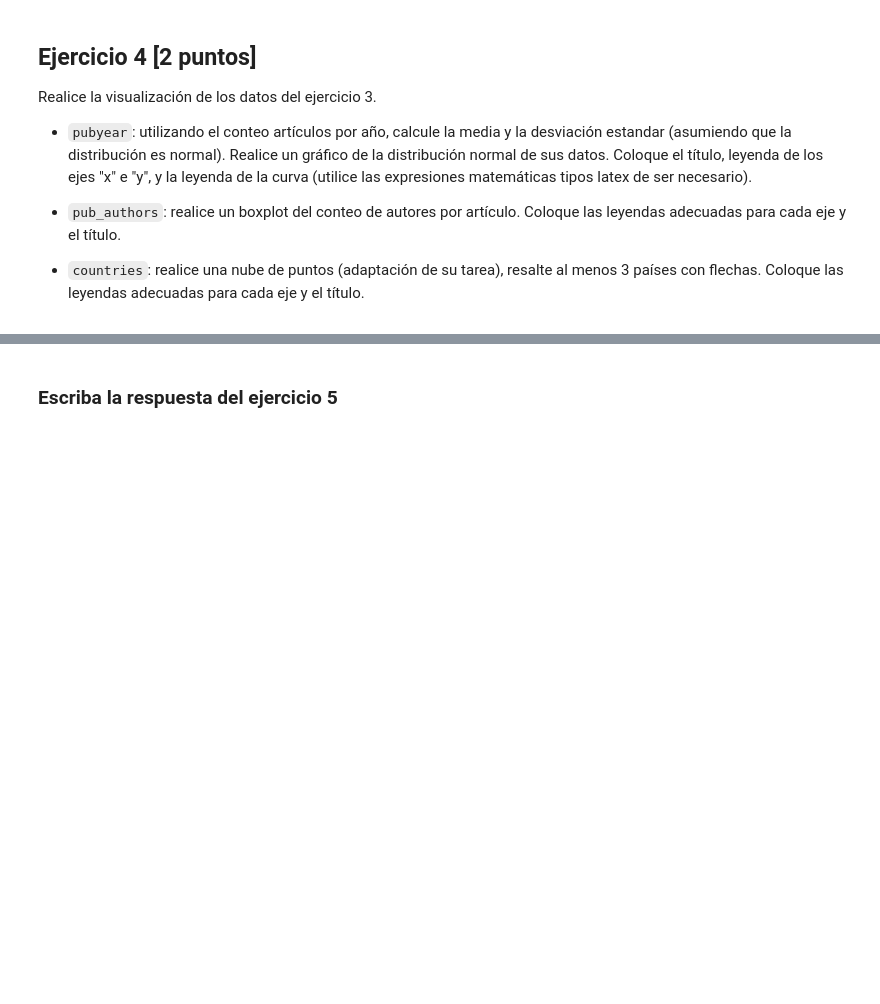
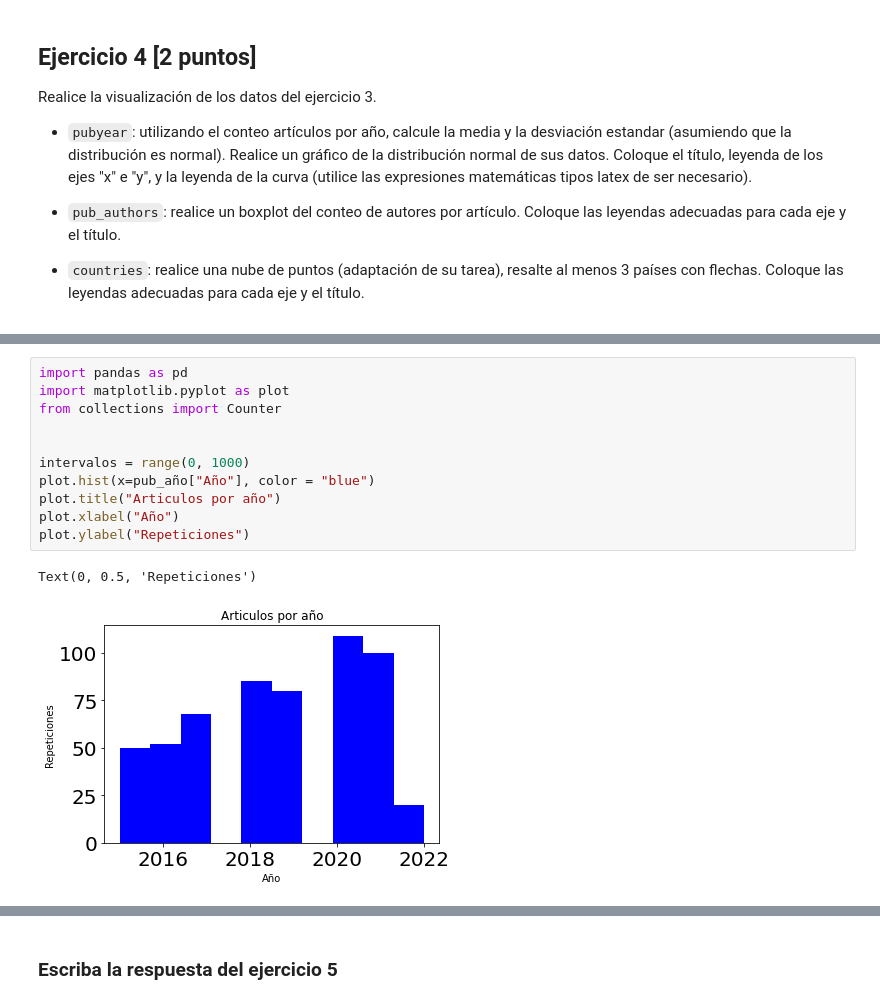
Before and after one commit to Jeffo007/E2_ExamenParcial_Python, a Jupyter notebook: 2021II_GBI6_ExamenParcialPython.ipynb, the cells around one changed output, grey strips where cells are left out. Cells and saved outputs as stored; diff of their text form; blank space fills up the shorter version.

```diff
--- a/2021II_GBI6_ExamenParcialPython.ipynb
+++ b/2021II_GBI6_ExamenParcialPython.ipynb
@@ -173,0 +194,14 @@ Interprete los resultados del **ejercicio 4**
+# %%
+import pandas as pd
+import matplotlib.pyplot as plot
+from collections import Counter
+
+
+intervalos = range(0, 1000)
+plot.hist(x=pub_año["Año"], color = "blue")
+plot.title("Articulos por año")
+plot.xlabel("Año")
+plot.ylabel("Repeticiones")
+# %% [output]
+Text(0, 0.5, 'Repeticiones')
+[figure, added]
```
Also changed, not shown: parts of 13 cells of this notebook.
